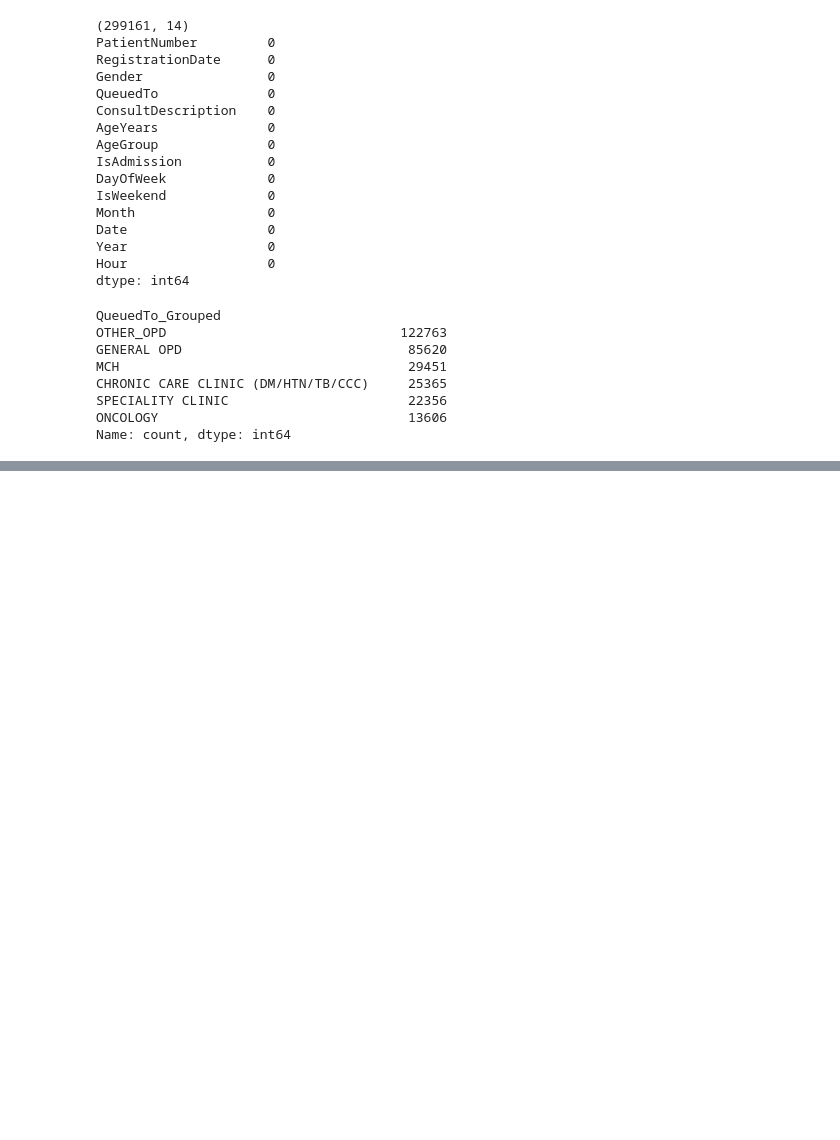
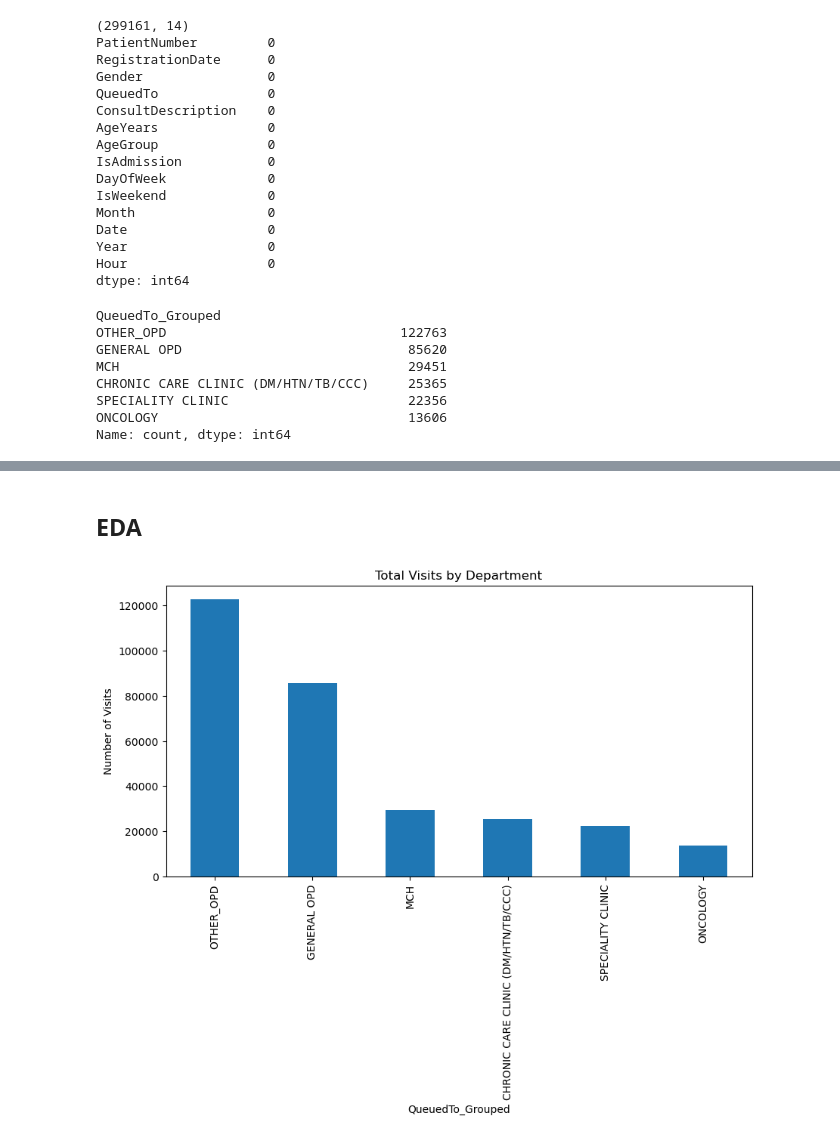
Before and after one commit to wahomelewis396/surge_sentinels, a Jupyter notebook: surge_sentinels.ipynb, the cells around one changed output, grey strips where cells are left out. Cells and saved outputs as stored; diff of their text form; code cells hidden in the pictures; blank space fills up the shorter version.

```diff
--- a/surge_sentinels.ipynb
+++ b/surge_sentinels.ipynb
@@ -381 +371,11 @@ dtypes: bool(2), category(1), datetime64[us](1), float64(1), int32(2), object(1)
 memory usage: 28.2+ MB
+# %% [markdown]
+## EDA
+# %%
+# Total visit volume by department
+Total_dept = data['QueuedTo_Grouped'].value_counts()
+Total_dept.plot(kind='bar', figsize=(10,5), title='Total Visits by Department')
+plt.ylabel('Number of Visits')
+plt.show()
+# %% [output]
+[figure, added]
```
Also changed, not shown: parts of 7 cells of this notebook.
